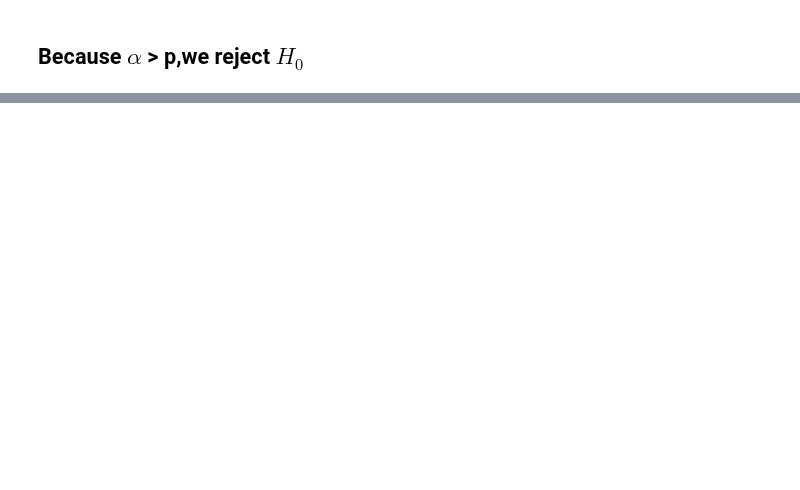
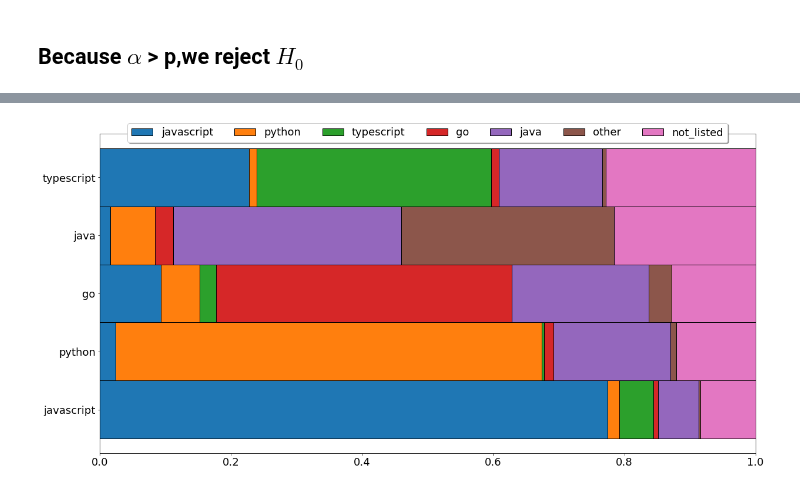
Before and after one commit to L-G-B-Team/nlp-project, a Jupyter notebook: mark_explore.ipynb, the cells around one changed output, grey strips where cells are left out. Drawn from its saved outputs; the diff is of its cells as text; code cells hidden in the pictures; blank space fills up the shorter version.

Commit message:
Update bar graph

```diff
--- a/mark_explore.ipynb
+++ b/mark_explore.ipynb
@@ -98 +82,3 @@ Ttest_1sampResult(statistic=-5.407237667455391, pvalue=3.4411756416892293e-06)
+# %%
+go, java, javascript, not_listed, other, python, typescript = e.split_by_language(train)
 # %%
@@ -103,0 +146,16 @@ e.p_to_md(p)
+# %%
+javascript_words_freq = e.get_ngram_frequency(javascript.lemmatized)
+python_words_freq = e.get_ngram_frequency(python.lemmatized)
+typescript_words_freq = e.get_ngram_frequency(typescript.lemmatized)
+go_words_freq = e.get_ngram_frequency(go.lemmatized)
+other_series_freq = e.get_ngram_frequency(other.lemmatized)
+not_listed_freq = e.get_ngram_frequency(not_listed.lemmatized)
+java_words_freq = e.get_ngram_frequency(java.lemmatized)
+all_words_freq = e.get_ngram_frequency(train.lemmatized)
+# %%
+word_counts = (pd.concat([all_words_freq, javascript_words_freq, python_words_freq,typescript_words_freq,go_words_freq,other_series_freq, java_words_freq, not_listed_freq], axis=1, sort=True)
+                .set_axis(['all', 'javascript', 'python', 'typescript', 'go', 'java','other','not_listed'], axis=1, inplace=False)
+                .fillna(0)
+                .apply(lambda s: s.astype(int)))
+
+word_counts.head()
@@ -103,0 +169,2 @@ e.p_to_md(p)
+# %%
+word_counts_limited = word_counts[(word_counts.index=='javascript') | (word_counts.index=='python') | (word_counts.index=='typescript') | (word_counts.index=='go') | (word_counts.index=='java')]
@@ -103,0 +180,17 @@ e.p_to_md(p)
+# %%
+fig = plt.figure(figsize=(20, 10))
+ax = plt.subplot(111)
+plt.rcParams.update({'font.size': 18})
+
+(word_counts_limited.sort_values('all', ascending=False)
+ .head(20)
+ .apply(lambda row: row/row['all'], axis = 1)
+ .drop(columns = 'all')
+ .plot.barh(stacked = True, width = 1, ec = 'k', legend=False, ax=ax)
+)
+ax.legend(loc='upper center', bbox_to_anchor=(0.5, 1.05),
+          ncol=7, fancybox=True, shadow=True)
+ax.set_xlim(0,1)
+plt.show()
+# %% [output]
+[figure, added]
```
Also changed, not shown: parts of 42 cells of this notebook.
